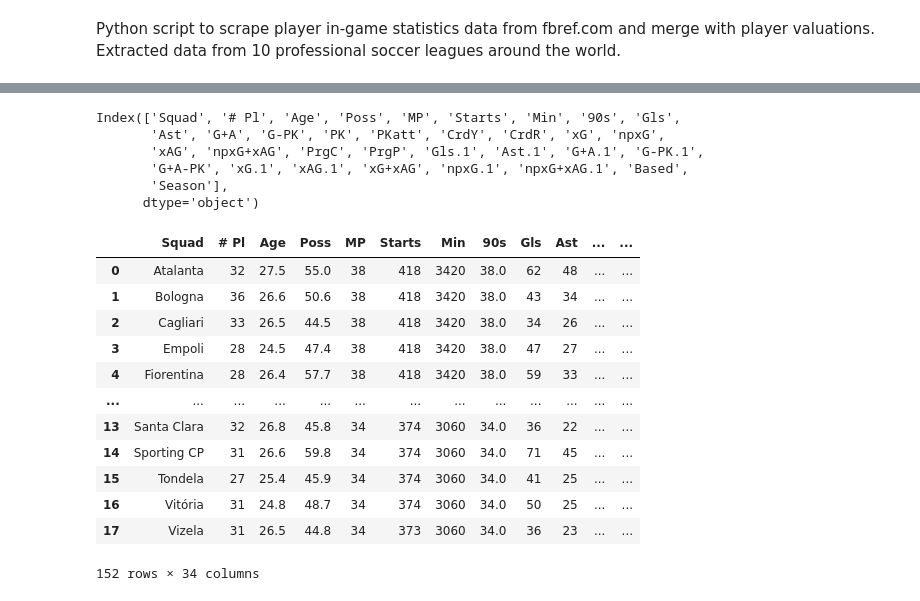
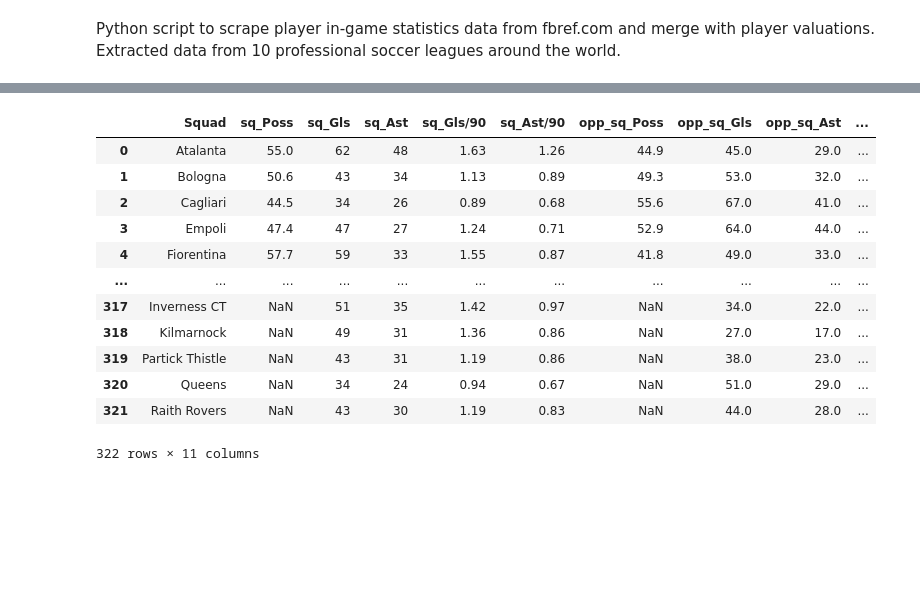
Before and after one commit to gradaelli7/European-Soccer-Trade-Machine, a Jupyter notebook: fbref_squads.ipynb, the cells around one changed output, grey strips where cells are left out. Saved outputs shown, nothing was run; the diff lists cells and outputs as text; code cells hidden in the pictures; blank space fills up the shorter version.

```diff
--- a/fbref_squads.ipynb
+++ b/fbref_squads.ipynb
@@ -74,25 +95,18 @@ Imported squad data for the Liga Nos 2022-2023 season
 # %%
-prev_season.columns
+prev_season_def['Squad'] = prev_season_def['Squad'].str.replace('vs ','')
+prev_season = pd.merge(prev_season_off,prev_season_def,on=['Squad','Based','Season']).drop(['Season','Based'], axis=1)
+prev_season
 # %% [output]
+|  | Squad | sq_Poss | sq_Gls | sq_Ast | sq_Gls/90 | sq_Ast/90 | opp_sq_Poss | opp_sq_Gls | opp_sq_Ast | ... |
+| 0 | Atalanta | 55.0 | 62 | 48 | 1.63 | 1.26 | 44.9 | 45.0 | 29.0 | ... |
+| 1 | Bologna | 50.6 | 43 | 34 | 1.13 | 0.89 | 49.3 | 53.0 | 32.0 | ... |
+| 2 | Cagliari | 44.5 | 34 | 26 | 0.89 | 0.68 | 55.6 | 67.0 | 41.0 | ... |
+| 3 | Empoli | 47.4 | 47 | 27 | 1.24 | 0.71 | 52.9 | 64.0 | 44.0 | ... |
+| 4 | Fiorentina | 57.7 | 59 | 33 | 1.55 | 0.87 | 41.8 | 49.0 | 33.0 | ... |
+| ... | ... | ... | ... | ... | ... | ... | ... | ... | ... | ... |
+| 317 | Inverness CT | NaN | 51 | 35 | 1.42 | 0.97 | NaN | 34.0 | 22.0 | ... |
+| 318 | Kilmarnock | NaN | 49 | 31 | 1.36 | 0.86 | NaN | 27.0 | 17.0 | ... |
+| 319 | Partick Thistle | NaN | 43 | 31 | 1.19 | 0.86 | NaN | 38.0 | 23.0 | ... |
+| 320 | Queens | NaN | 34 | 24 | 0.94 | 0.67 | NaN | 51.0 | 29.0 | ... |
+| 321 | Raith Rovers | NaN | 43 | 30 | 1.19 | 0.83 | NaN | 44.0 | 28.0 | ... |
-Index(['Squad', '# Pl', 'Age', 'Poss', 'MP', 'Starts', 'Min', '90s', 'Gls',
-       'Ast', 'G+A', 'G-PK', 'PK', 'PKatt', 'CrdY', 'CrdR', 'xG', 'npxG',
-       'xAG', 'npxG+xAG', 'PrgC', 'PrgP', 'Gls.1', 'Ast.1', 'G+A.1', 'G-PK.1',
-       'G+A-PK', 'xG.1', 'xAG.1', 'xG+xAG', 'npxG.1', 'npxG+xAG.1', 'Based',
-       'Season'],
-      dtype='object')
+322 rows × 11 columns
-# %%
-prev_season
-# %% [output]
-|  | Squad | # Pl | Age | Poss | MP | Starts | Min | 90s | Gls | Ast | ... | ... |
-| 0 | Atalanta | 32 | 27.5 | 55.0 | 38 | 418 | 3420 | 38.0 | 62 | 48 | ... | ... |
-| 1 | Bologna | 36 | 26.6 | 50.6 | 38 | 418 | 3420 | 38.0 | 43 | 34 | ... | ... |
-| 2 | Cagliari | 33 | 26.5 | 44.5 | 38 | 418 | 3420 | 38.0 | 34 | 26 | ... | ... |
-| 3 | Empoli | 28 | 24.5 | 47.4 | 38 | 418 | 3420 | 38.0 | 47 | 27 | ... | ... |
-| 4 | Fiorentina | 28 | 26.4 | 57.7 | 38 | 418 | 3420 | 38.0 | 59 | 33 | ... | ... |
-| ... | ... | ... | ... | ... | ... | ... | ... | ... | ... | ... | ... | ... |
-| 13 | Santa Clara | 32 | 26.8 | 45.8 | 34 | 374 | 3060 | 34.0 | 36 | 22 | ... | ... |
-| 14 | Sporting CP | 31 | 26.6 | 59.8 | 34 | 374 | 3060 | 34.0 | 71 | 45 | ... | ... |
-| 15 | Tondela | 27 | 25.4 | 45.9 | 34 | 374 | 3060 | 34.0 | 41 | 25 | ... | ... |
-| 16 | Vitória | 31 | 24.8 | 48.7 | 34 | 374 | 3060 | 34.0 | 50 | 25 | ... | ... |
-| 17 | Vizela | 31 | 26.5 | 44.8 | 34 | 373 | 3060 | 34.0 | 36 | 23 | ... | ... |
-152 rows × 34 columns
```
Also changed, not shown: parts of 5 cells of this notebook, 21 other files.
